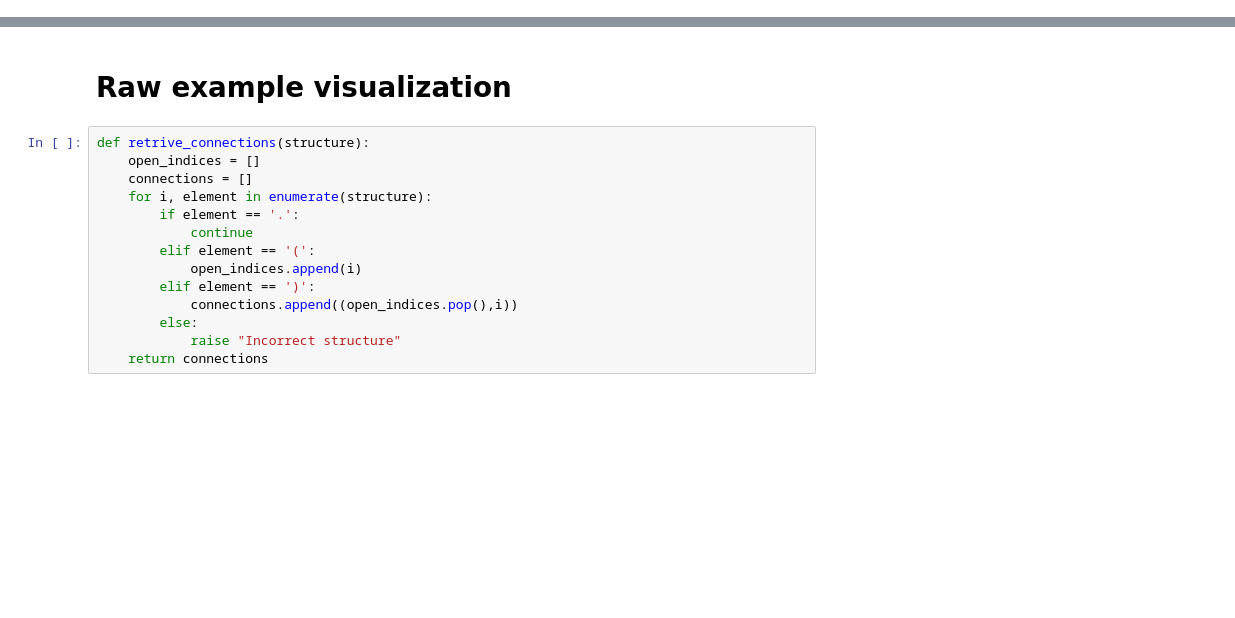
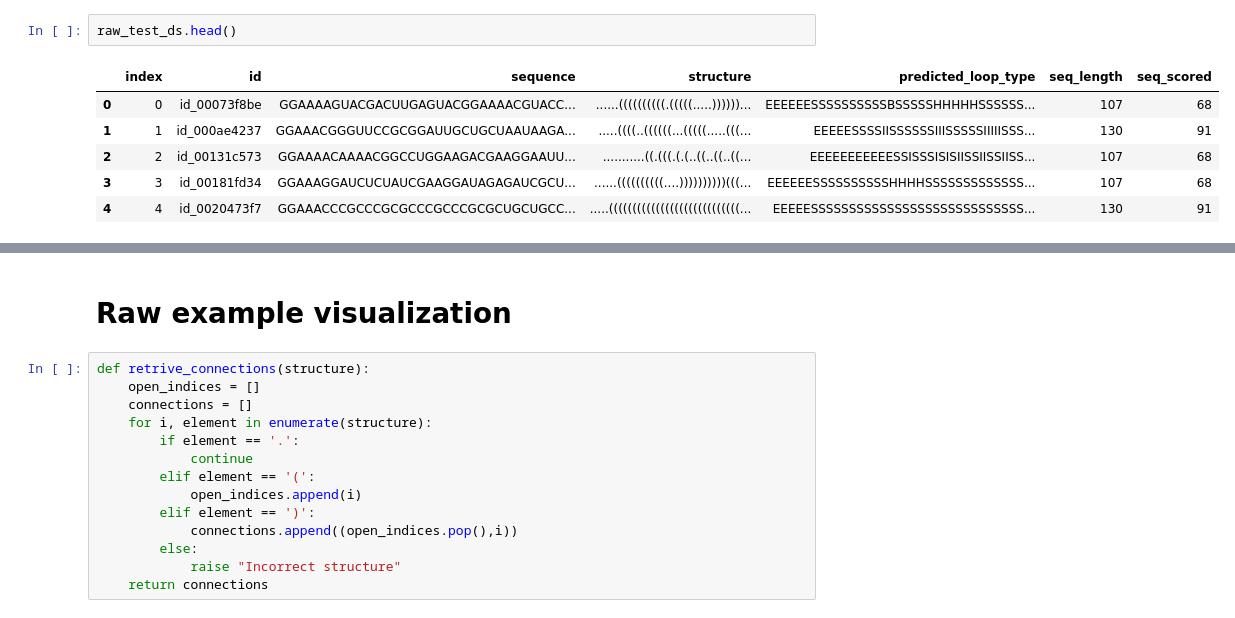
Before and after one commit to JanKapala/OpenVaccine-COVID-19-mRNA-Vaccine-Degradation-Prediction, a Jupyter notebook: Covid.ipynb, the cells around one changed output, grey strips where cells are left out. Drawn from its saved outputs; the diff is of its cells as text; blank space fills up the shorter version.

```diff
--- a/Covid.ipynb
+++ b/Covid.ipynb
@@ -16,0 +42,9 @@ raw_test_ds = pd.read_json('./test.json', lines=True)
+# %%
+raw_test_ds.head()
+# %% [output]
+|  | index | id | sequence | structure | predicted_loop_type | seq_length | seq_scored |
+| 0 | 0 | id_00073f8be | GGAAAAGUACGACUUGAGUACGGAAAACGUACC... | ......((((((((((.(((((.....))))))... | EEEEEESSSSSSSSSSBSSSSSHHHHHSSSSSS... | 107 | 68 |
+| 1 | 1 | id_000ae4237 | GGAAACGGGUUCCGCGGAUUGCUGCUAAUAAGA... | .....((((..((((((...(((((.....(((... | EEEEESSSSIISSSSSSIIISSSSSIIIIISSS... | 130 | 91 |
+| 2 | 2 | id_00131c573 | GGAAAACAAAACGGCCUGGAAGACGAAGGAAUU... | ...........((.(((.(.(..((..((..((... | EEEEEEEEEEESSISSSISISIISSIISSIISS... | 107 | 68 |
+| 3 | 3 | id_00181fd34 | GGAAAGGAUCUCUAUCGAAGGAUAGAGAUCGCU... | ......((((((((((....))))))))))(((... | EEEEEESSSSSSSSSSHHHHSSSSSSSSSSSSS... | 107 | 68 |
+| 4 | 4 | id_0020473f7 | GGAAACCCGCCCGCGCCCGCCCGCGCUGCUGCC... | .....((((((((((((((((((((((((((((... | EEEEESSSSSSSSSSSSSSSSSSSSSSSSSSSS... | 130 | 91 |
```
Also changed, not shown: parts of 50 cells of this notebook, 2 other files.
